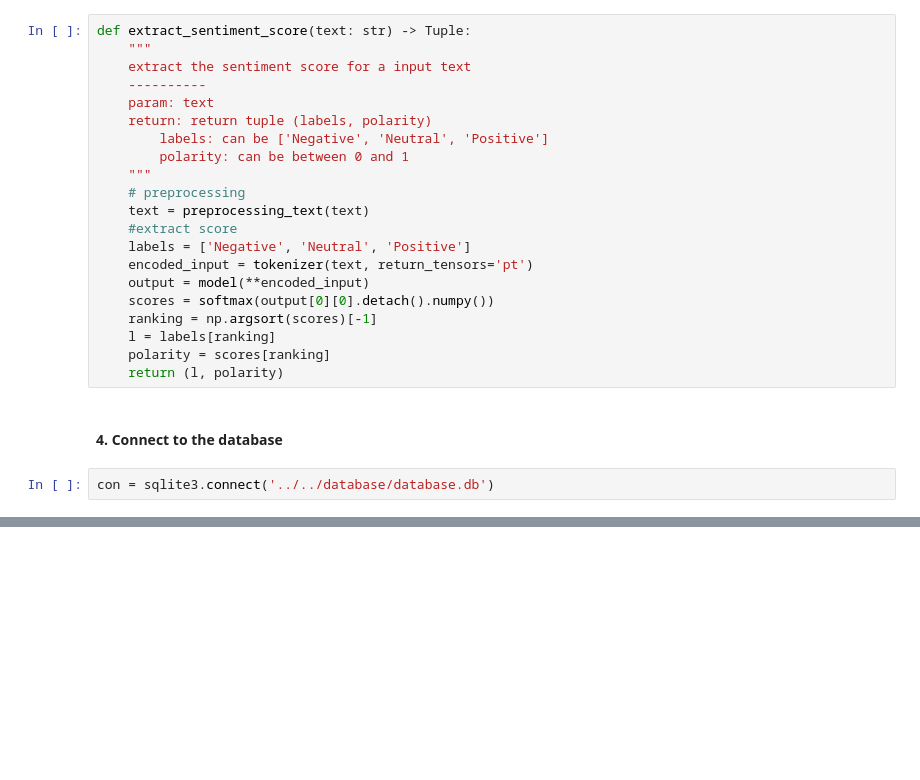
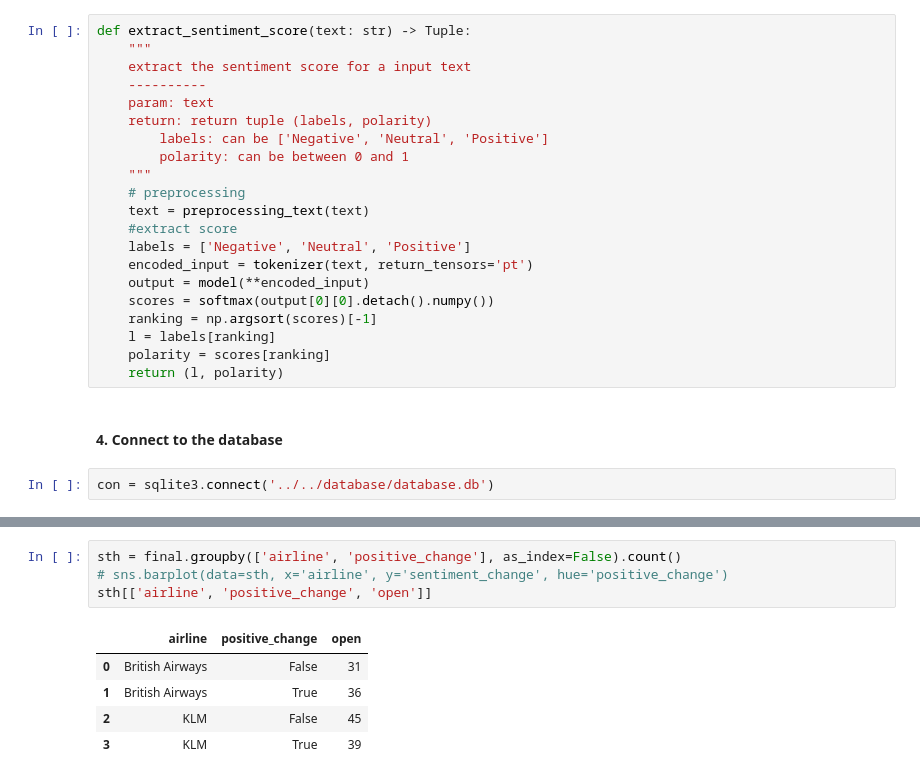
Before and after one commit to PhatLeBao-Phat/dbl-group-3, a Jupyter notebook: sprint 2/Roberta.ipynb, the cells around one changed output, grey strips where cells are left out. Drawn from its saved outputs; the diff is of its cells as text; blank space fills up the shorter version.

```diff
--- a/sprint 2/Roberta.ipynb
+++ b/sprint 2/Roberta.ipynb
@@ -88,0 +297,10 @@ end - start
+# %%
+sth = final.groupby(['airline', 'positive_change'], as_index=False).count()
+# sns.barplot(data=sth, x='airline', y='sentiment_change', hue='positive_change')
+sth[['airline', 'positive_change', 'open']]
+# %% [output]
+|  | airline | positive_change | open |
+| 0 | British Airways | False | 31 |
+| 1 | British Airways | True | 36 |
+| 2 | KLM | False | 45 |
+| 3 | KLM | True | 39 |
```
Also changed, not shown: parts of 27 cells of this notebook, 2 other files.
